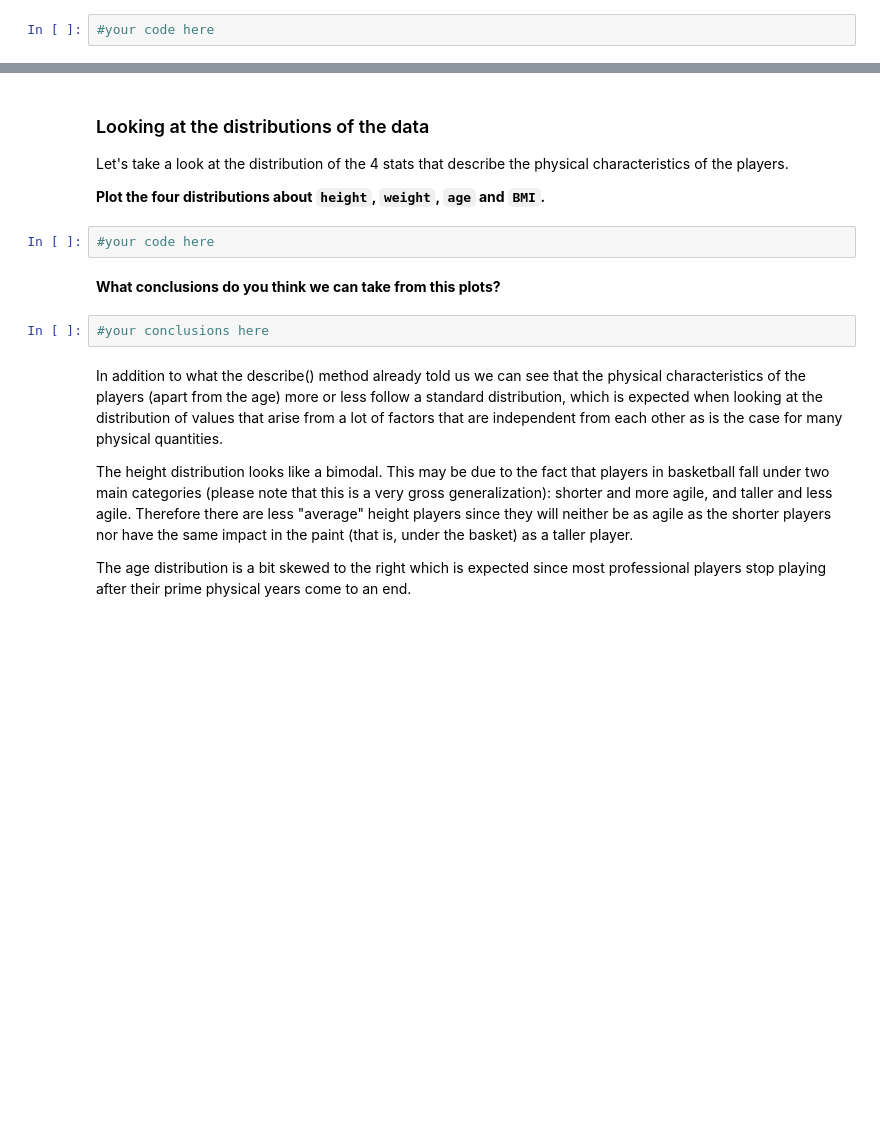
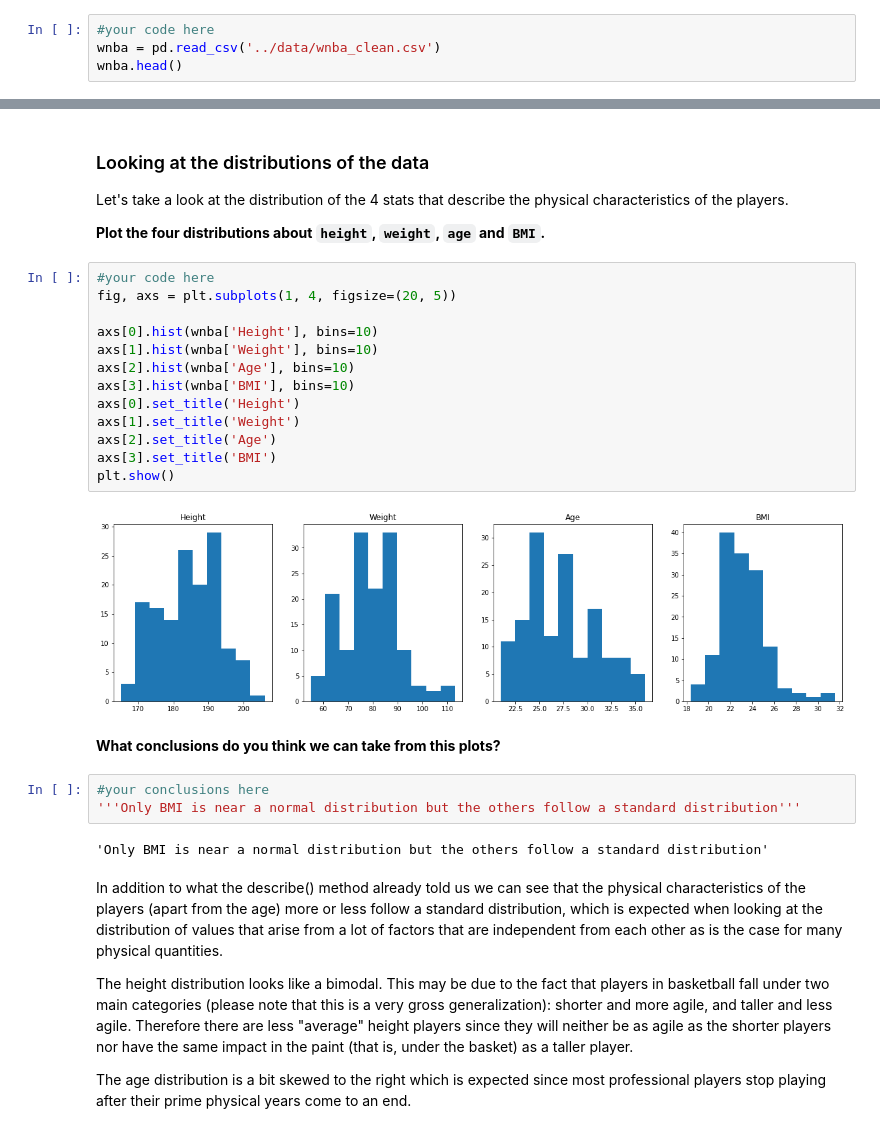
Before and after one commit to ta-data-lis/M2-mini-project2, a Jupyter notebook: your-code/2.-Exploratory-Data-Analysis.ipynb, the cells around one changed output, grey strips where cells are left out. Saved outputs shown, nothing was run; the diff lists cells and outputs as text; blank space fills up the shorter version.

```diff
--- a/your-code/2.-Exploratory-Data-Analysis.ipynb
+++ b/your-code/2.-Exploratory-Data-Analysis.ipynb
@@ -17,3 +17,5 @@ pd.set_option('display.max_columns', 100)
 Let's load the cleaned dataset first. Import it with the name `wnba` and show the head.
 # %%
 #your code here
+wnba = pd.read_csv('../data/wnba_clean.csv')
+wnba.head()
@@ -32,12 +75,28 @@ There are also some extremes in the weight and age columns. Feel free, if you'd
 Let's take a look at the distribution of the 4 stats that describe the physical characteristics of the players.
 
 **Plot the four distributions about `height`, `weight`, `age` and `BMI`.**
-# %%
-#your code here
+# %%
+#your code here
+fig, axs = plt.subplots(1, 4, figsize=(20, 5))
+
+axs[0].hist(wnba['Height'], bins=10)
+axs[1].hist(wnba['Weight'], bins=10)
+axs[2].hist(wnba['Age'], bins=10)
+axs[3].hist(wnba['BMI'], bins=10)
+axs[0].set_title('Height')
+axs[1].set_title('Weight')
+axs[2].set_title('Age')
+axs[3].set_title('BMI')
+plt.show()
+# %% [output]
+[figure, added]
 # %% [markdown]
 **What conclusions do you think we can take from this plots?**
-# %%
-#your conclusions here
+# %%
+#your conclusions here
+'''Only BMI is near a normal distribution but the others follow a standard distribution'''
+# %% [output]
+'Only BMI is near a normal distribution but the others follow a standard distribution'
 # %% [markdown]
 In addition to what the describe() method already told us we can see that the physical characteristics of the players (apart from the age) more or less follow a standard distribution, which is expected when looking at the distribution of values that arise from a lot of factors that are independent from each other as is the case for many physical quantities.
 
```
Also changed, not shown: parts of 17 cells of this notebook, 2 other files.
